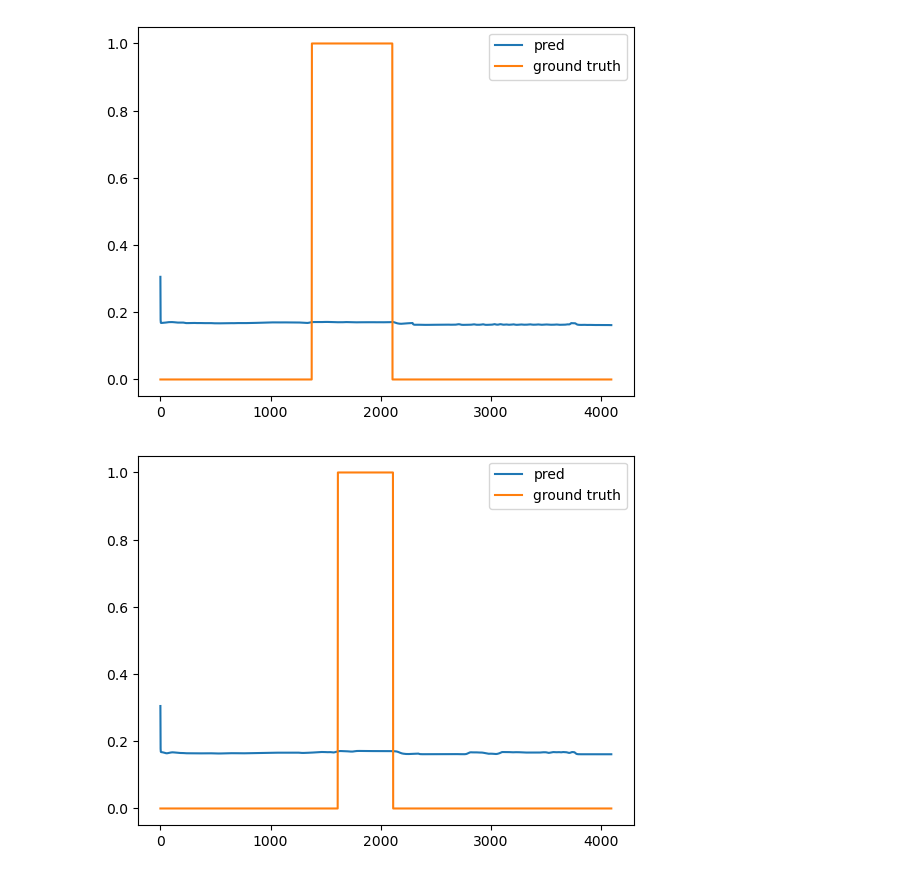
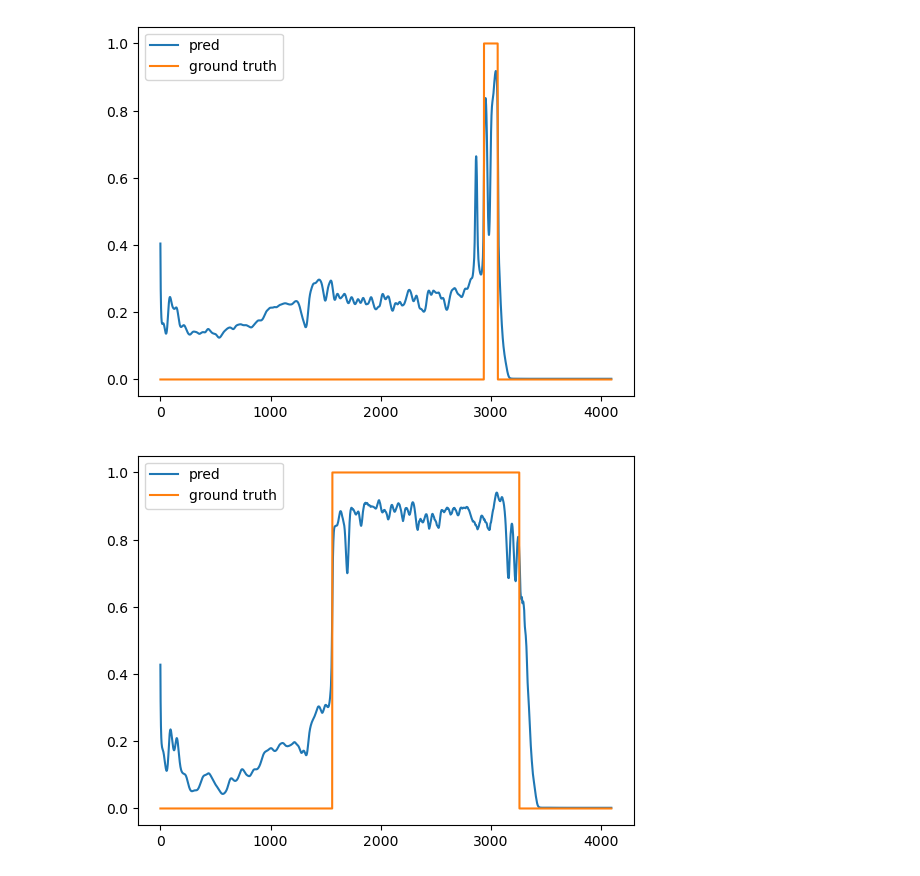
Before and after one commit to CS-433/ml-project-2-ml-sonidito, a Jupyter notebook: notebook/simple_lstm.ipynb, the cells around one changed output. Cells and saved outputs as stored; diff of their text form; code cells hidden in the pictures.

```diff
--- a/notebook/simple_lstm.ipynb
+++ b/notebook/simple_lstm.ipynb
@@ -21,15 +34,8 @@ device
 # %%
-# transform=transforms.Compose([
-#         transforms.ToTensor(),
-#         # transforms.Lambda(lambda x: torch.mean(x, dim=2))
-#         transforms.Lambda(lambda x: x.squeeze())
-#         ])
+size = int(len(dataset) * 0.9)
 
+train_set, test_set = torch.utils.data.random_split(dataset, [size, len(dataset)-size])
 
-# dataset = datasets.MNIST('../data/', download=True, train=True, transform=transform)
-# dataset.targets = torch.rand((len(dataset),dataset.data.shape[2])) < 0.9
-# size = int(len(dataset) * 0.8)
-# train_set, test_set = torch.utils.data.random_split(dataset, [size, len(dataset)-size])
-
-# train_loader = torch.utils.data.DataLoader(train_set, batch_size = 1000)
-# val_loader = torch.utils.data.DataLoader(test_set, batch_size = 1000)
+train_loader = torch.utils.data.DataLoader(train_set, batch_size=32)
+val_loader = torch.utils.data.DataLoader(test_set, batch_size=32)
+print(f'train size : {len(train_set)}, val size : {len(test_set)}')
@@ -59,20 +44,26 @@ train size : 84, val size : 10
 # %%
 input_size = dataset[0][0].shape[1]
 print(f'input_size={input_size}')
-hidden_size = 128
+hidden_size = 32
 num_layers = 1
 lr = 1e-3
+weight_decay = 1e-3
+l1_sigma = 1e-5
 
-pos_weight = torch.tensor(12.3162)
+pos_weight = torch.tensor(3.2843)
 
 model = SimpleLSTM(input_size, hidden_size, num_layers)
-optimizer = optim.Adam(model.parameters(), lr=lr)
-criterion = nn.BCEWithLogitsLoss(pos_weight=pos_weight)
+optimizer = optim.Adam(model.parameters(), lr=lr, weight_decay = weight_decay)
+criterion = nn.BCEWithLogitsLoss()
 num_params = sum(p.numel() for p in model.parameters() if p.requires_grad)
 print(f'The model has {num_params:,} trainable parameters')
 
-early_stopping = EarlyStopping(delta=0.5)
+early_stopping = EarlyStopping(patience=10, delta=1e-2)
 
 print(model)
+print(optimizer)
+print(criterion)
+print(f'l1_sigma={l1_sigma}')
+print(early_stopping)
 # %% [output]
 input_size=2
@@ -97,7 +88,7 @@ import matplotlib.pyplot as plt
 
 testing_data = test_set[0]
 for idx in range(testing_data[0].shape[1]):
-    plt.plot(testing_data[0][:, idx])
+    plt.plot(testing_data[0][:, idx], alpha=0.5)
 plt.show()
 
 with torch.no_grad():
@@ -116,6 +107,7 @@ train(model,
       optimizer,
       criterion,
       device,
-      n_epochs=5,
+      n_epochs=500,
+      l1_sigma = l1_sigma,
       early_stopping=early_stopping)
 # %% [output]
@@ -127,8 +120,8 @@ model.eval()
 with torch.no_grad():
     for idx in np.random.choice(len(test_set), 6):
         testing_data = test_set[idx]
-        pred = torch.sigmoid(model(testing_data[0]))
-        plt.plot(pred.detach().numpy(), label='pred')
+        pred = torch.sigmoid(model(testing_data[0].to(device)))
+        plt.plot(pred.detach().cpu().numpy(), label='pred')
         plt.plot(testing_data[1], label='ground truth')
         plt.legend()
         plt.show()
@@ -139,2 +132,2 @@ with torch.no_grad():
-[figure, old version]
+[figure, new version]
-[figure, old version]
+[figure, new version]
```
Also changed, not shown: parts of 9 cells of this notebook, 1 other file.
